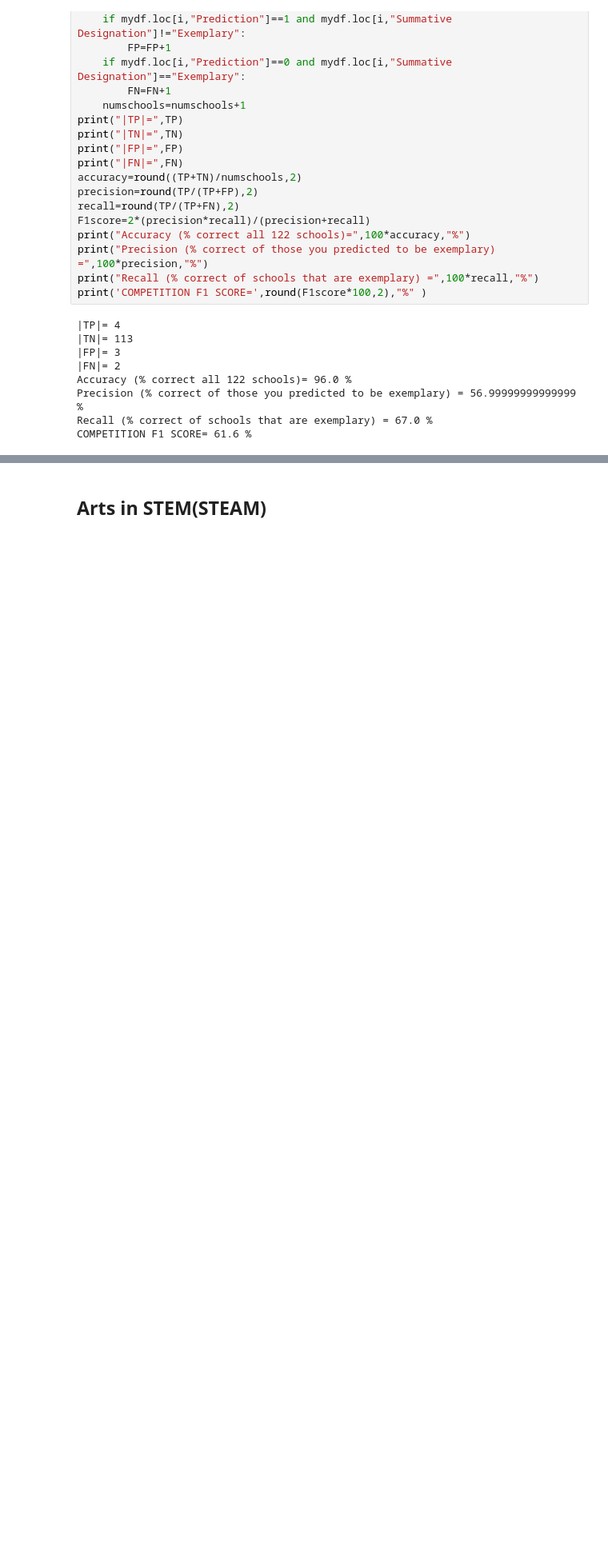
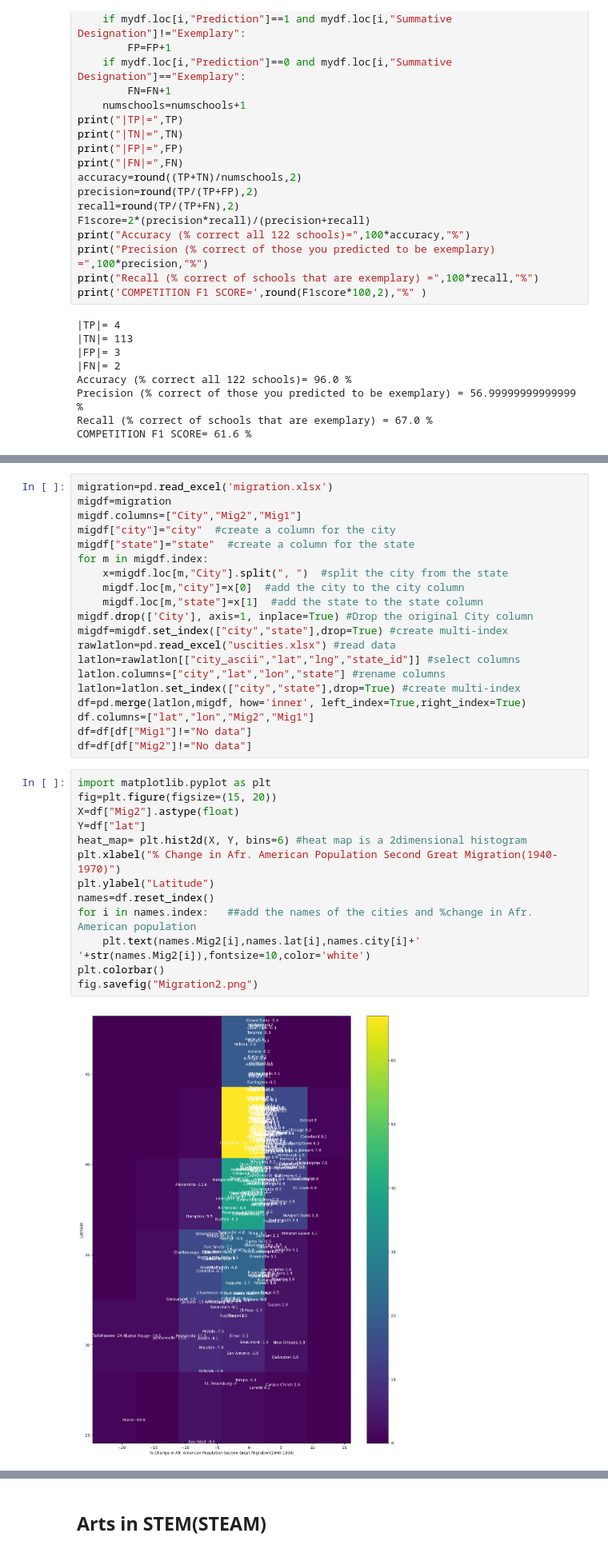
Before and after one commit to timothyprojectGiG/JB_Math_Textbook, a Jupyter notebook: src/PreCollege/solutions.ipynb, the cells around one changed output, grey strips where cells are left out. Shown at 80% size. Drawn from its saved outputs; the diff is of its cells as text; blank space fills up the shorter version.

```diff
--- a/src/PreCollege/solutions.ipynb
+++ b/src/PreCollege/solutions.ipynb
@@ -165,0 +168,35 @@ COMPETITION F1 SCORE= 61.6 %
+# %%
+migration=pd.read_excel('migration.xlsx')
+migdf=migration
+migdf.columns=["City","Mig2","Mig1"]
+migdf["city"]="city"  #create a column for the city
+migdf["state"]="state"  #create a column for the state
+for m in migdf.index:
+    x=migdf.loc[m,"City"].split(", ")  #split the city from the state
+    migdf.loc[m,"city"]=x[0]  #add the city to the city column
+    migdf.loc[m,"state"]=x[1]  #add the state to the state column
+migdf.drop(['City'], axis=1, inplace=True) #Drop the original City column
+migdf=migdf.set_index(["city","state"],drop=True) #create multi-index
+rawlatlon=pd.read_excel("uscities.xlsx") #read data
+latlon=rawlatlon[["city_ascii","lat","lng","state_id"]] #select columns
+latlon.columns=["city","lat","lon","state"] #rename columns
+latlon=latlon.set_index(["city","state"],drop=True) #create multi-index
+df=pd.merge(latlon,migdf, how='inner', left_index=True,right_index=True)
+df.columns=["lat","lon","Mig2","Mig1"]
+df=df[df["Mig1"]!="No data"]
+df=df[df["Mig2"]!="No data"]
+# %%
+import matplotlib.pyplot as plt
+fig=plt.figure(figsize=(15, 20))
+X=df["Mig2"].astype(float)
+Y=df["lat"]
+heat_map= plt.hist2d(X, Y, bins=6) #heat map is a 2dimensional histogram
+plt.xlabel("% Change in Afr. American Population Second Great Migration(1940-1970)")
+plt.ylabel("Latitude")
+names=df.reset_index()
+for i in names.index:   ##add the names of the cities and %change in Afr. American population
+    plt.text(names.Mig2[i],names.lat[i],names.city[i]+' '+str(names.Mig2[i]),fontsize=10,color='white')
+plt.colorbar()
+fig.savefig("Migration2.png")
+# %% [output]
+[figure, added]
```
Also changed, not shown: parts of 6 cells of this notebook.
